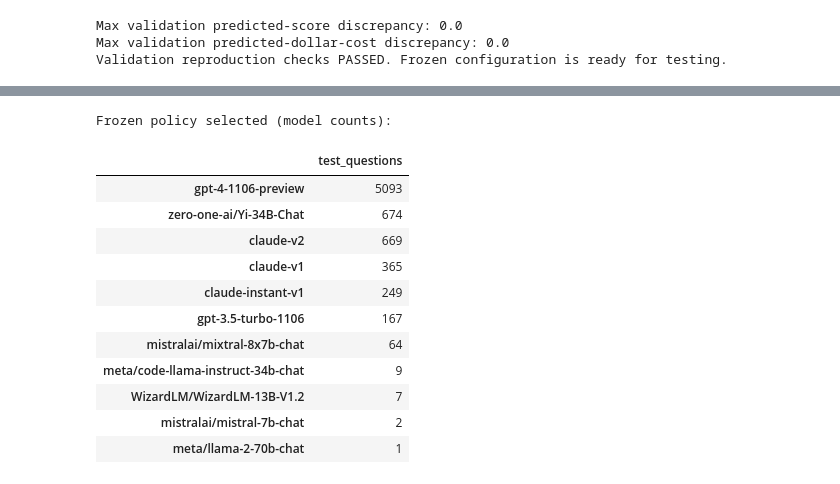
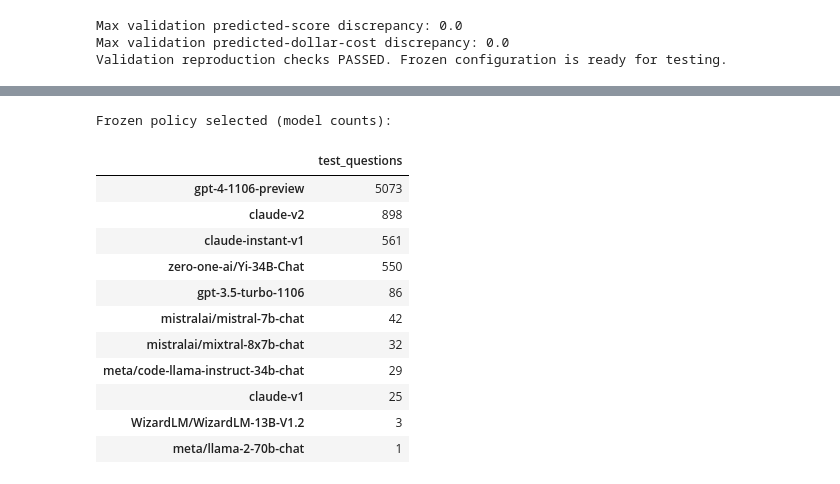
Before and after one commit to Erdos-Projects/fall-2026-right-for-less, a Jupyter notebook: 4_Final_Test/Final_Test_kNN_E5_Frozen_Policy_KPIs_TieFix.ipynb, the cells around one changed output, grey strips where cells are left out. Cells and saved outputs as stored; diff of their text form; code cells hidden in the pictures.

```diff
--- a/4_Final_Test/Final_Test_kNN_E5_Frozen_Policy_KPIs_TieFix.ipynb
+++ b/4_Final_Test/Final_Test_kNN_E5_Frozen_Policy_KPIs_TieFix.ipynb
@@ -174,30 +179,30 @@ No test outcome is used to predict costs, predict scores, select model indices,
 # %%
 test_questions = pd.read_pickle(table_dir / "test_questions.pkl")
-X_test = np.load(e5_dir / "X_test_e5_full_features.npy", allow_pickle=False)
-assert X_test.shape == (len(test_questions), 388)
-p_test, c_test = knn_predict(X_test)
+X_test = load_tfidf("test")
+assert X_test.shape == (len(test_questions), X_train.shape[1])
+p_test, c_test = predict(X_test)
 predicted_scores = pd.DataFrame(p_test @ support, index=test_questions.index, columns=model_names)
 predicted_costs = pd.DataFrame(c_test, index=test_questions.index, columns=model_names)
 assert np.allclose(p_test.sum(axis=2), 1, atol=1e-10)
 assert np.isfinite(predicted_scores.to_numpy()).all()
 assert (predicted_costs.to_numpy() > 0).all()
 
 objective = predicted_scores.to_numpy() - FROZEN_LAMBDA * predicted_costs.to_numpy()
 choices = np.argmax(objective, axis=1)
 selected_models = np.asarray(model_names)[choices]
 print("Frozen policy selected (model counts):")
 display(pd.Series(selected_models).value_counts().to_frame("test_questions"))
 # %% [output]
 Frozen policy selected (model counts):
 |  | test_questions |
-| gpt-4-1106-preview | 5093 |
-| zero-one-ai/Yi-34B-Chat | 674 |
-| claude-v2 | 669 |
-| claude-v1 | 365 |
-| claude-instant-v1 | 249 |
-| gpt-3.5-turbo-1106 | 167 |
-| mistralai/mixtral-8x7b-chat | 64 |
-| meta/code-llama-instruct-34b-chat | 9 |
-| WizardLM/WizardLM-13B-V1.2 | 7 |
-| mistralai/mistral-7b-chat | 2 |
+| gpt-4-1106-preview | 5073 |
+| claude-v2 | 898 |
+| claude-instant-v1 | 561 |
+| zero-one-ai/Yi-34B-Chat | 550 |
+| gpt-3.5-turbo-1106 | 86 |
+| mistralai/mistral-7b-chat | 42 |
+| mistralai/mixtral-8x7b-chat | 32 |
+| meta/code-llama-instruct-34b-chat | 29 |
+| claude-v1 | 25 |
+| WizardLM/WizardLM-13B-V1.2 | 3 |
 | meta/llama-2-70b-chat | 1 |
```
Also changed, not shown: parts of 29 cells of this notebook, 17 other files.
